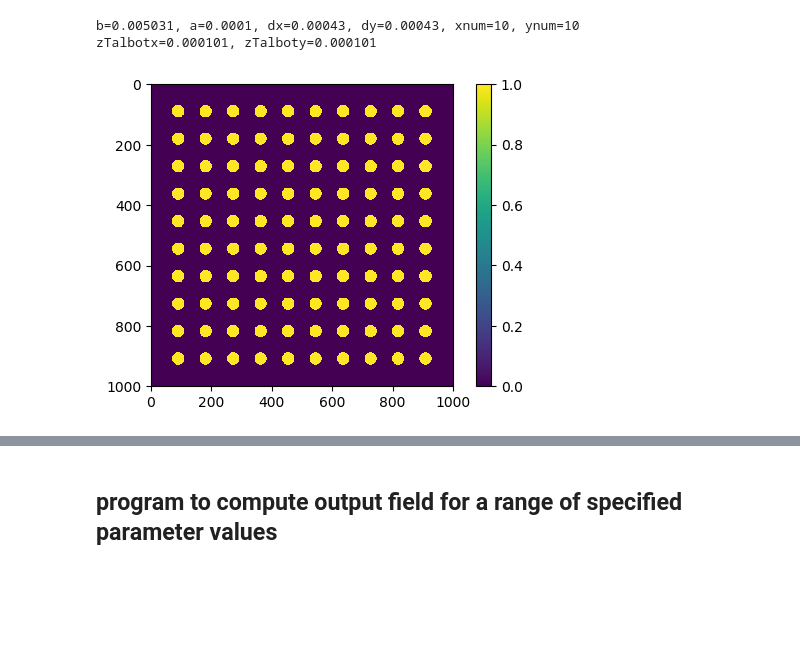
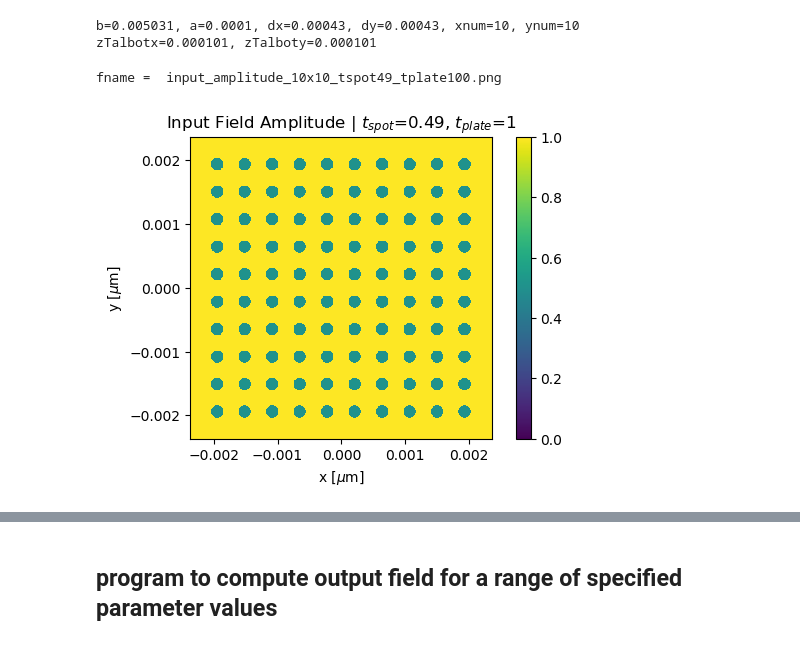
Before and after one commit to prhuft/fourier-optics, a Jupyter notebook: randomized_array.ipynb, the cells around one changed output, grey strips where cells are left out. Cells and saved outputs as stored; diff of their text form; code cells hidden in the pictures; blank space fills up the shorter version.

```diff
--- a/randomized_array.ipynb
+++ b/randomized_array.ipynb
@@ -55,9 +58,21 @@ mask, x1pts, w = spot_mask(xnum, ynum, a, dx, dy, pts, phi_std=phi_std)
-# %%
-plt.close()
-fig,ax = figax()
-fig.dpi=100
-cax = ax.imshow(abs(mask))
-cbar = fig.colorbar(cax)
-# %% [output]
-[figure, removed]
+# %%
+## plot the input field transmission
+
+savefile=False
+fname = f'input_amplitude_{xnum}x{ynum}_tspot{int(100*t_aper)}_tplate{int(100*t_plate)}.png'
+print('fname = ', fname)
+
+plt.close()
+fig,ax = figax(xlabel=r'x [$\mu$m]', ylabel=r'y [$\mu$m]')
+fig.dpi=100
+ax.set_title('Input Field Amplitude | $t_{spot}$=0.49, $t_{plate}$=1',)
+cax = ax.imshow(abs(mask), extent=[-w,w,-w,w])
+cax.set_norm(colors.Normalize(vmin=0, vmax=1))
+cbar = fig.colorbar(cax)
+if savefile:
+    plt.savefig(fname, bbox_inches='tight')
+    print('wrote file to',fname)
+# %% [output]
+fname =  input_amplitude_10x10_tspot49_tplate100.png
+[figure, added]
 # %%
```
Also changed, not shown: parts of 16 cells of this notebook, 3 other files.
